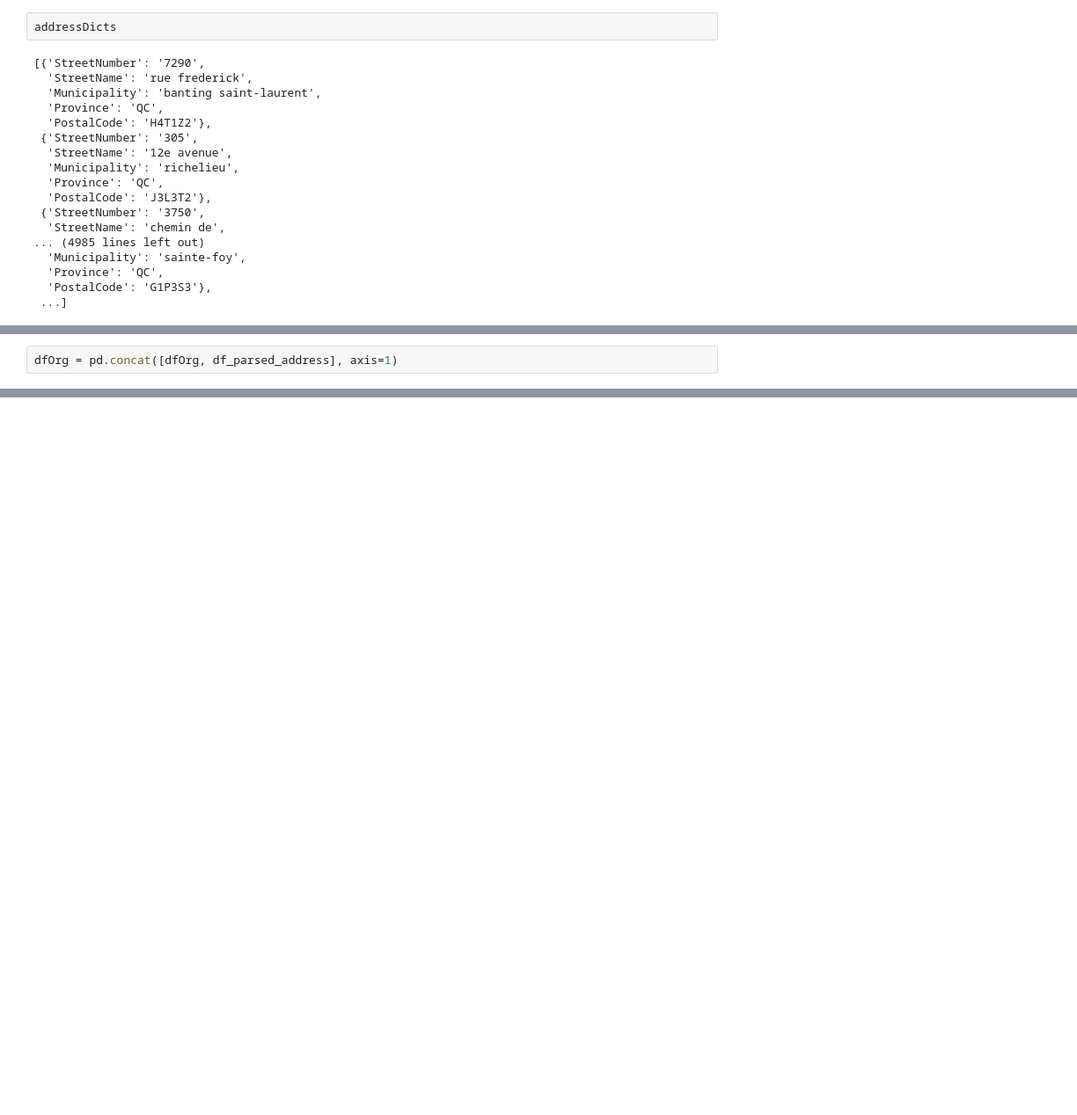
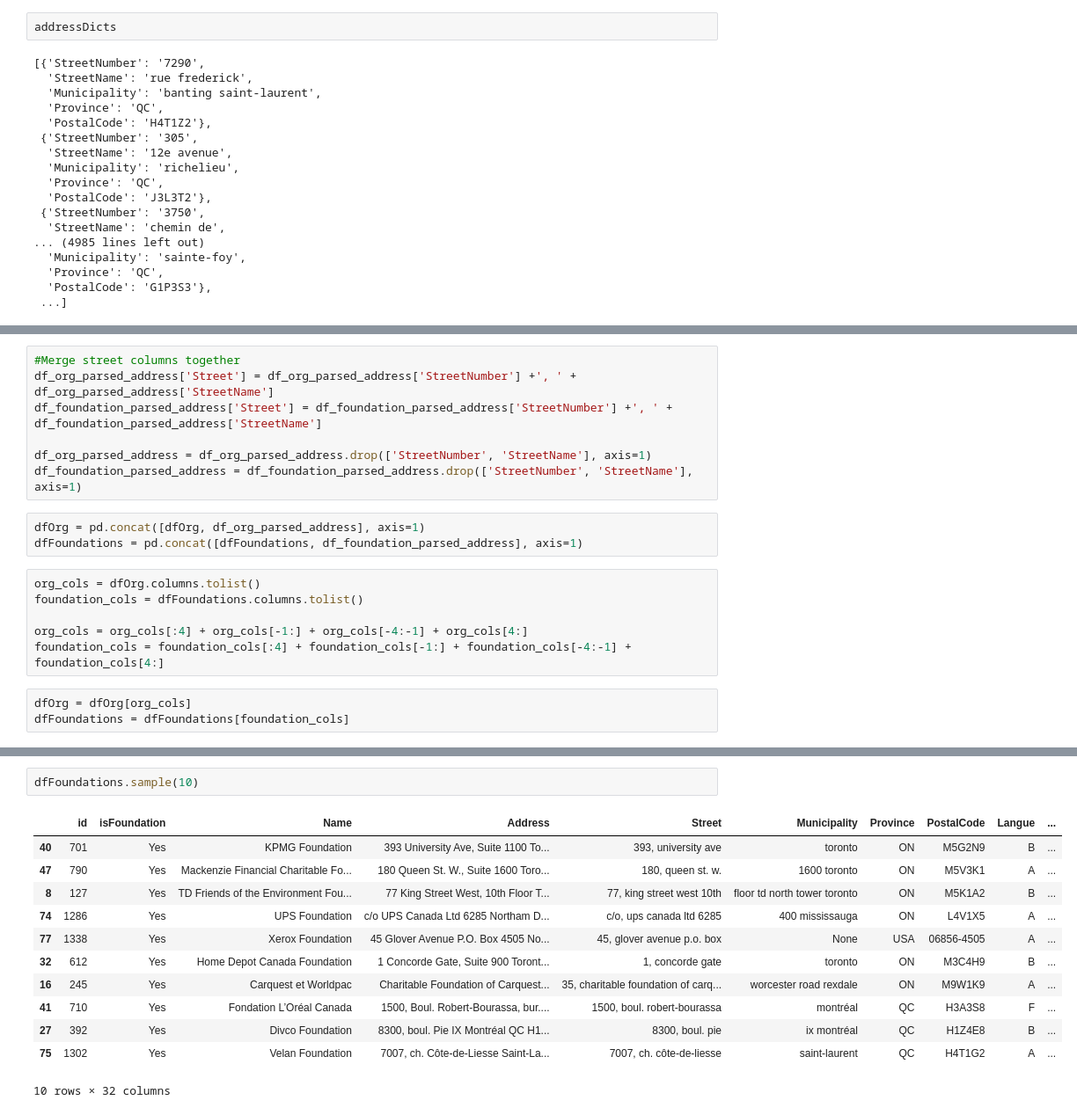
Before and after one commit to carlosfg97/Kurling4Kids, a Jupyter notebook: PDF Extract/dataCleaningPDFextract.ipynb, the cells around one changed output, grey strips where cells are left out. Shown at 88% size. Cells and saved outputs as stored; diff of their text form; blank space fills up the shorter version.

```diff
--- a/PDF Extract/dataCleaningPDFextract.ipynb
+++ b/PDF Extract/dataCleaningPDFextract.ipynb
@@ -147,6 +192,23 @@ for i, df_address in enumerate(dfOrg.ADDRESS):
 
 1100, boul. René-Lévesque O., bur. 1840 Montréal QC H3B4N4
 1100, boul. rené-lévesque o., montréal, QC, H3B4N4
+# %%
+#Merge street columns together
+df_org_parsed_address['Street'] = df_org_parsed_address['StreetNumber'] +', ' + df_org_parsed_address['StreetName']
+df_foundation_parsed_address['Street'] = df_foundation_parsed_address['StreetNumber'] +', ' + df_foundation_parsed_address['StreetName']
+
+df_org_parsed_address = df_org_parsed_address.drop(['StreetNumber', 'StreetName'], axis=1)
+df_foundation_parsed_address = df_foundation_parsed_address.drop(['StreetNumber', 'StreetName'], axis=1)
 # %%
-dfOrg = pd.concat([dfOrg, df_parsed_address], axis=1)
+dfOrg = pd.concat([dfOrg, df_org_parsed_address], axis=1)
+dfFoundations = pd.concat([dfFoundations, df_foundation_parsed_address], axis=1)
+# %%
+org_cols = dfOrg.columns.tolist()
+foundation_cols = dfFoundations.columns.tolist()
+
+org_cols = org_cols[:4] + org_cols[-1:] + org_cols[-4:-1] + org_cols[4:]
+foundation_cols = foundation_cols[:4] + foundation_cols[-1:] + foundation_cols[-4:-1] + foundation_cols[4:]
+# %%
+dfOrg = dfOrg[org_cols]
+dfFoundations = dfFoundations[foundation_cols]
 # %%
@@ -167,0 +229,15 @@ dfOrg
+# %%
+dfFoundations.sample(10)
+# %% [output]
+|  | id | isFoundation | Name | Address | Street | Municipality | Province | PostalCode | Langue | ... |
+| 40 | 701 | Yes | KPMG Foundation | 393 University Ave, Suite 1100 To... | 393, university ave | toronto | ON | M5G2N9 | B | ... |
+| 47 | 790 | Yes | Mackenzie Financial Charitable Fo... | 180 Queen St. W., Suite 1600 Toro... | 180, queen st. w. | 1600 toronto | ON | M5V3K1 | A | ... |
+| 8 | 127 | Yes | TD Friends of the Environment Fou... | 77 King Street West, 10th Floor T... | 77, king street west 10th | floor td north tower toronto | ON | M5K1A2 | B | ... |
+| 74 | 1286 | Yes | UPS Foundation | c/o UPS Canada Ltd 6285 Northam D... | c/o, ups canada ltd 6285 | 400 mississauga | ON | L4V1X5 | A | ... |
+| 77 | 1338 | Yes | Xerox Foundation | 45 Glover Avenue P.O. Box 4505 No... | 45, glover avenue p.o. box | None | USA | 06856-4505 | A | ... |
+| 32 | 612 | Yes | Home Depot Canada Foundation | 1 Concorde Gate, Suite 900 Toront... | 1, concorde gate | toronto | ON | M3C4H9 | B | ... |
+| 16 | 245 | Yes | Carquest et Worldpac | Charitable Foundation of Carquest... | 35, charitable foundation of carq... | worcester road rexdale | ON | M9W1K9 | A | ... |
+| 41 | 710 | Yes | Fondation L’Oréal Canada | 1500, Boul. Robert-Bourassa, bur.... | 1500, boul. robert-bourassa | montréal | QC | H3A3S8 | F | ... |
+| 27 | 392 | Yes | Divco Foundation | 8300, boul. Pie IX Montréal QC H1... | 8300, boul. pie | ix montréal | QC | H1Z4E8 | B | ... |
+| 75 | 1302 | Yes | Velan Foundation | 7007, ch. Côte-de-Liesse Saint-La... | 7007, ch. côte-de-liesse | saint-laurent | QC | H4T1G2 | A | ... |
+10 rows × 32 columns
```
Also changed, not shown: parts of 24 cells of this notebook, 1 other file.
